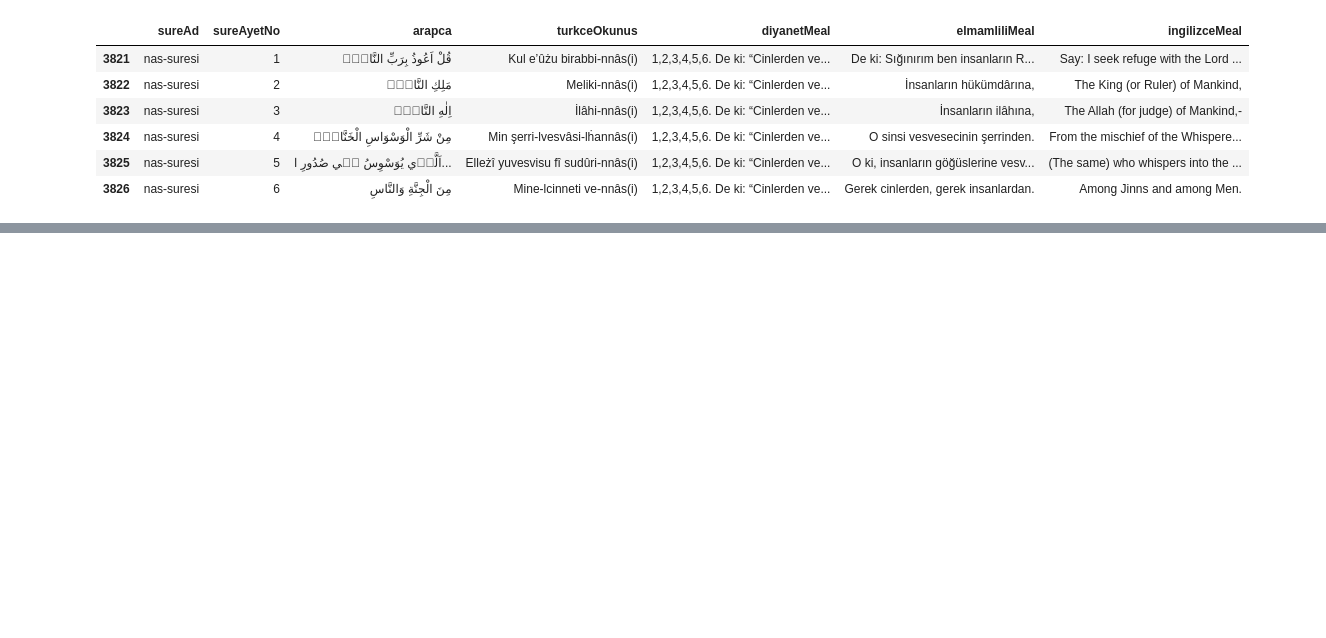
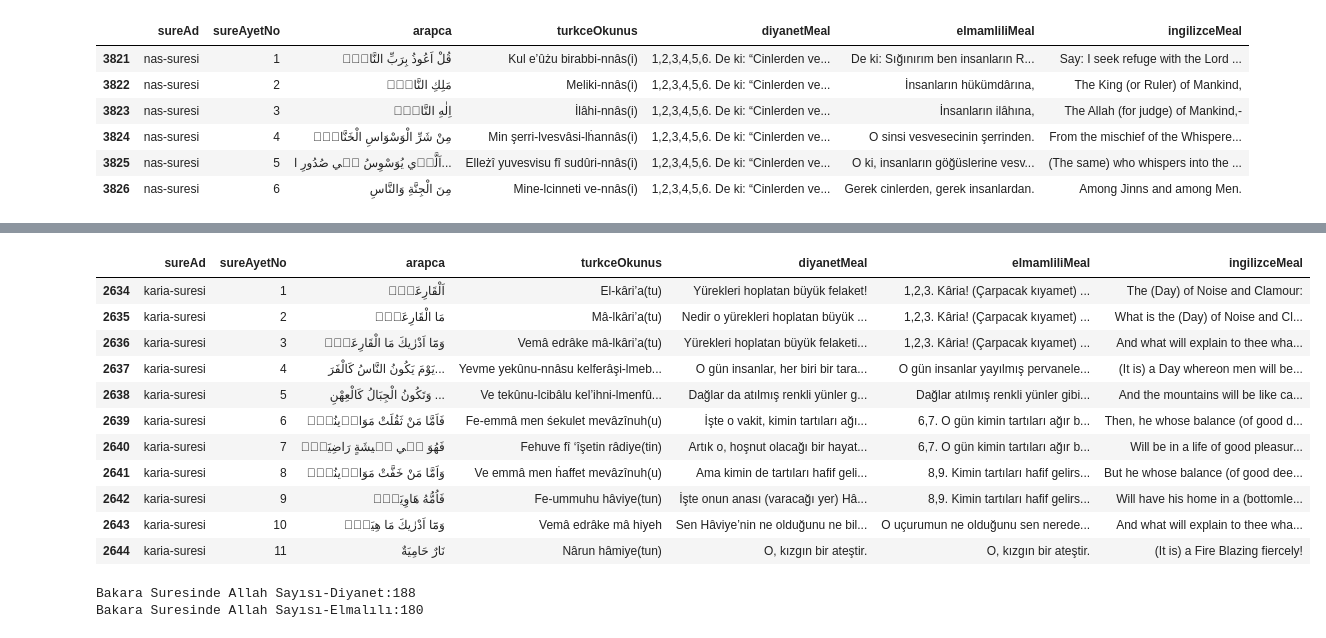
Before and after one commit to hamdidamar/Kuran-Veri-Analizi-Gorsellestirme, a Jupyter notebook: Kuran-Veri-Analizi&Görselleştirme.ipynb, the cells around one changed output, grey strips where cells are left out. Drawn from its saved outputs; the diff is of its cells as text; code cells hidden in the pictures; blank space fills up the shorter version.

```diff
--- a/Kuran-Veri-Analizi&Görselleştirme.ipynb
+++ b/Kuran-Veri-Analizi&Görselleştirme.ipynb
@@ -249,0 +267,13 @@ nasSuresi
+# %%
+pd.options.display.max_colwidth = 1000000000
+ayetelKursiArapca=bakaraSuresi.iloc[254 : 255].arapca.to_string(index=False)
+ayetelKursiTurkceOkunus=bakaraSuresi.iloc[254 : 255].turkceOkunus.to_string(index=False)
+ayetelKursiDiyanetMeal=bakaraSuresi.iloc[254 : 255].diyanetMeal.to_string(index=False)
+ayetelKursiElmaliliMeal=bakaraSuresi.iloc[254 : 255].elmamliliMeal.to_string(index=False)
+ayetelKursiIngilizceMeal=bakaraSuresi.iloc[254 : 255].ingilizceMeal.to_string(index=False)
+print("********************************************************Ayetel Kursi*******************************************************\n")
+print("Arapça:\n"+ayetelKursiArapca+"\n")
+print("Türkçe Okunuş:\n"+ayetelKursiTurkceOkunus+"\n")
+print("Diyanet Meali:\n"+ayetelKursiDiyanetMeal+"\n")
+print("Elmalılı Muhammed Hamdi Yazır Meali:\n"+ayetelKursiElmaliliMeal+"\n")
+print("İngilizce Meali:\n"+ayetelKursiIngilizceMeal+"\n")
@@ -249,0 +340,32 @@ nasSuresi
+# %%
+kariaSuresi=ayetler.loc[ayetler['sureAd'] == "karia-suresi"]
+kariaSuresi
+# %% [output]
+|  | sureAd | sureAyetNo | arapca | turkceOkunus | diyanetMeal | elmamliliMeal | ingilizceMeal |
+| 2634 | karia-suresi | 1 | اَلْقَارِعَةُۙ | El-kâri’a(tu) | Yürekleri hoplatan büyük felaket! | 1,2,3. Kâria! (Çarpacak kıyamet) ... | The (Day) of Noise and Clamour: |
+| 2635 | karia-suresi | 2 | مَا الْقَارِعَةُۚ | Mâ-lkâri’a(tu) | Nedir o yürekleri hoplatan büyük ... | 1,2,3. Kâria! (Çarpacak kıyamet) ... | What is the (Day) of Noise and Cl... |
+| 2636 | karia-suresi | 3 | وَمَٓا اَدْرٰيكَ مَا الْقَارِعَةُۜ | Vemâ edrâke mâ-lkâri’a(tu) | Yürekleri hoplatan büyük felaketi... | 1,2,3. Kâria! (Çarpacak kıyamet) ... | And what will explain to thee wha... |
+| 2637 | karia-suresi | 4 | يَوْمَ يَكُونُ النَّاسُ كَالْفَرَ... | Yevme yekûnu-nnâsu kelferâşi-lmeb... | O gün insanlar, her biri bir tara... | O gün insanlar yayılmış pervanele... | (It is) a Day whereon men will be... |
+| 2638 | karia-suresi | 5 | وَتَكُونُ الْجِبَالُ كَالْعِهْنِ ... | Ve tekûnu-lcibâlu kel’ihni-lmenfû... | Dağlar da atılmış renkli yünler g... | Dağlar atılmış renkli yünler gibi... | And the mountains will be like ca... |
+| 2639 | karia-suresi | 6 | فَاَمَّا مَنْ ثَقُلَتْ مَوَاز۪ينُهُۙ | Fe-emmâ men śekulet mevâzînuh(u) | İşte o vakit, kimin tartıları ağı... | 6,7. O gün kimin tartıları ağır b... | Then, he whose balance (of good d... |
+| 2640 | karia-suresi | 7 | فَهُوَ ف۪ي ع۪يشَةٍ رَاضِيَةٍۜ | Fehuve fî ‘îşetin râdiye(tin) | Artık o, hoşnut olacağı bir hayat... | 6,7. O gün kimin tartıları ağır b... | Will be in a life of good pleasur... |
+| 2641 | karia-suresi | 8 | وَاَمَّا مَنْ خَفَّتْ مَوَاز۪ينُهُۙ | Ve emmâ men ḣaffet mevâzînuh(u) | Ama kimin de tartıları hafif geli... | 8,9. Kimin tartıları hafif gelirs... | But he whose balance (of good dee... |
+| 2642 | karia-suresi | 9 | فَاُمُّهُ هَاوِيَةٌۜ | Fe-ummuhu hâviye(tun) | İşte onun anası (varacağı yer) Hâ... | 8,9. Kimin tartıları hafif gelirs... | Will have his home in a (bottomle... |
+| 2643 | karia-suresi | 10 | وَمَٓا اَدْرٰيكَ مَا هِيَهْۜ | Vemâ edrâke mâ hiyeh | Sen Hâviye’nin ne olduğunu ne bil... | O uçurumun ne olduğunu sen nerede... | And what will explain to thee wha... |
+| 2644 | karia-suresi | 11 | نَارٌ حَامِيَةٌ | Nârun hâmiye(tun) | O, kızgın bir ateştir. | O, kızgın bir ateştir. | (It is) a Fire Blazing fiercely! |
+# %%
+bakaraAllahKelimeSayısıDiyanet = 0
+bakaraAllahKelimeSayısıElmalili = 0
+for i in range(0,286):
+    ayetDiyanet=bakaraSuresi.iloc[i : i+1].diyanetMeal.to_string(index=False)
+    ayetElmalili=bakaraSuresi.iloc[i : i+1].elmamliliMeal.to_string(index=False)
+    if "Allah" in ayetDiyanet:
+        bakaraAllahKelimeSayısıDiyanet +=1
+    if "Allah" in ayetElmalili:
+        bakaraAllahKelimeSayısıElmalili +=1
+
+print("Bakara Suresinde Allah Sayısı-Diyanet:"+str(bakaraAllahKelimeSayısıDiyanet))
+print("Bakara Suresinde Allah Sayısı-Elmalılı:"+str(bakaraAllahKelimeSayısıElmalili))
+# %% [output]
+Bakara Suresinde Allah Sayısı-Diyanet:188
+Bakara Suresinde Allah Sayısı-Elmalılı:180
```
Also changed, not shown: parts of 13 cells of this notebook.
